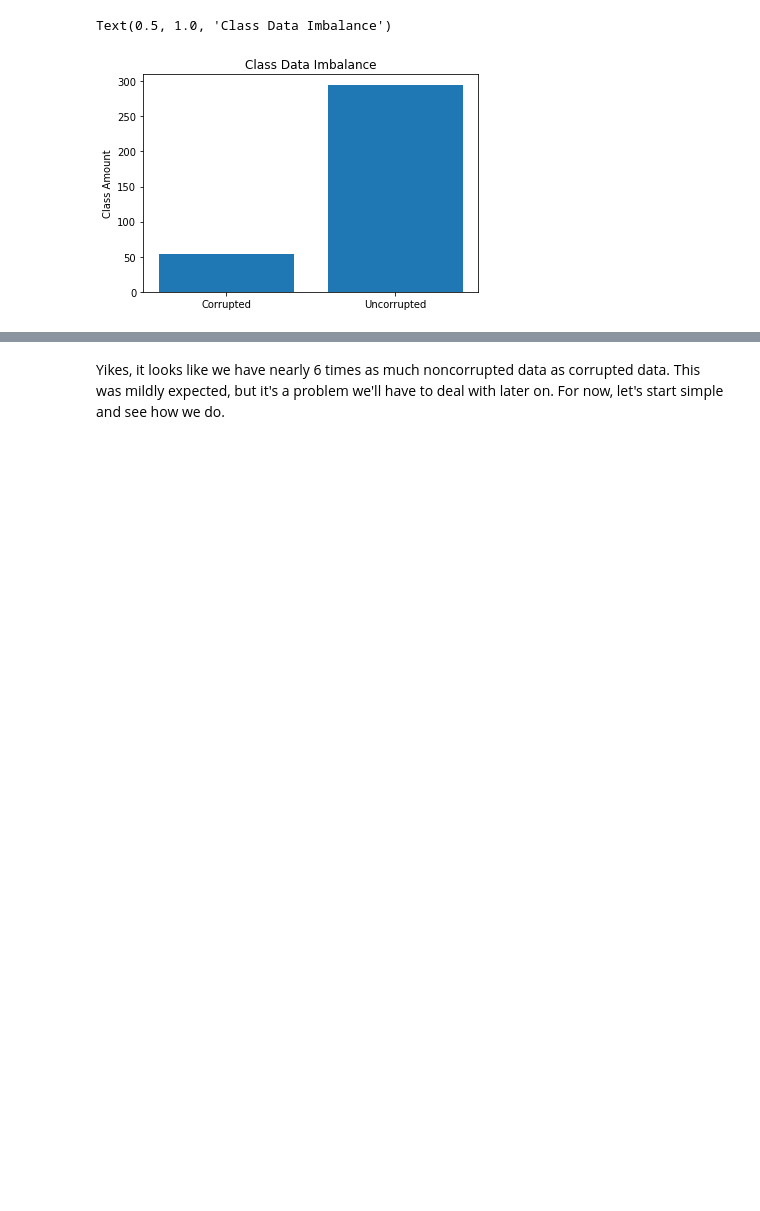
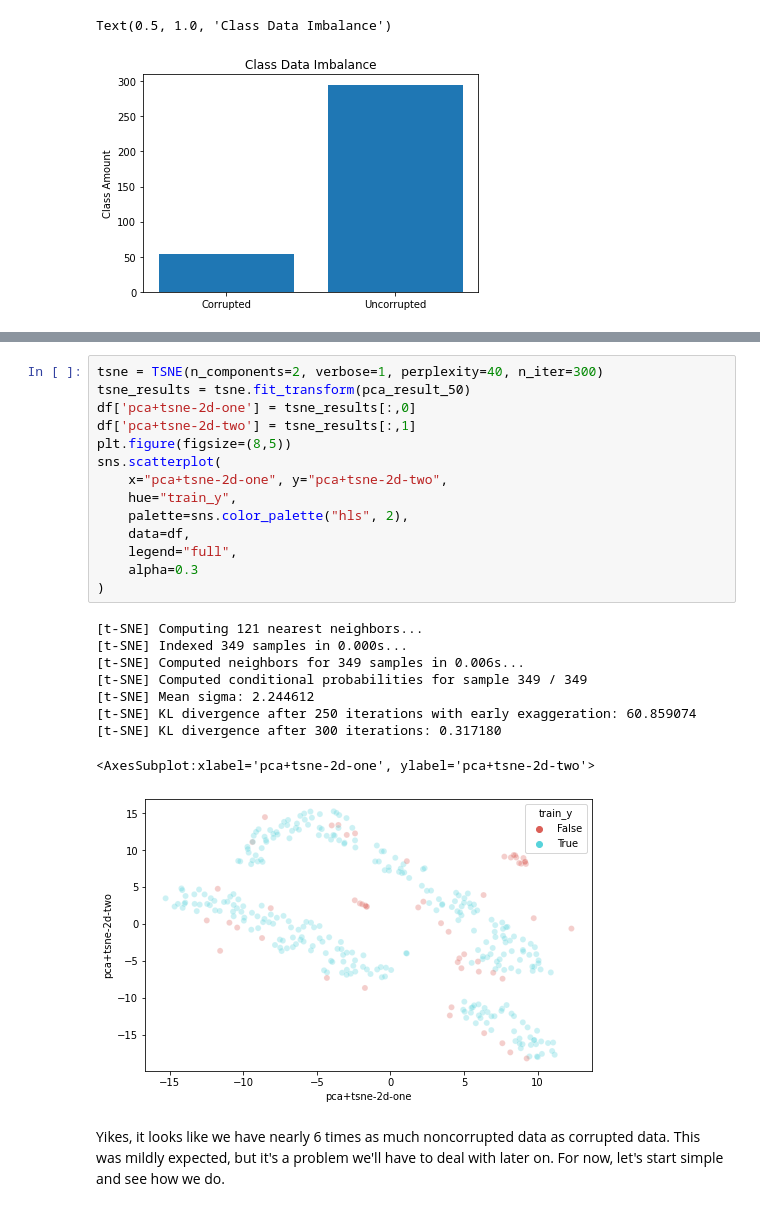
Before and after one commit to AmeetR/hr_outlier_detection, a Jupyter notebook: outlier_detection.ipynb, the cells around one changed output, grey strips where cells are left out. Saved outputs shown, nothing was run; the diff lists cells and outputs as text; blank space fills up the shorter version.

```diff
--- a/outlier_detection.ipynb
+++ b/outlier_detection.ipynb
@@ -80,3 +153,27 @@ Text(0.5, 1.0, 'Class Data Imbalance')
+# %%
+tsne = TSNE(n_components=2, verbose=1, perplexity=40, n_iter=300)
+tsne_results = tsne.fit_transform(pca_result_50)
+df['pca+tsne-2d-one'] = tsne_results[:,0]
+df['pca+tsne-2d-two'] = tsne_results[:,1]
+plt.figure(figsize=(8,5))
+sns.scatterplot(
+    x="pca+tsne-2d-one", y="pca+tsne-2d-two",
+    hue="train_y",
+    palette=sns.color_palette("hls", 2),
+    data=df,
+    legend="full",
+    alpha=0.3
+)
+# %% [output]
+[t-SNE] Computing 121 nearest neighbors...
+[t-SNE] Indexed 349 samples in 0.000s...
+[t-SNE] Computed neighbors for 349 samples in 0.006s...
+[t-SNE] Computed conditional probabilities for sample 349 / 349
+[t-SNE] Mean sigma: 2.244612
+[t-SNE] KL divergence after 250 iterations with early exaggeration: 60.859074
+[t-SNE] KL divergence after 300 iterations: 0.317180
+<AxesSubplot:xlabel='pca+tsne-2d-one', ylabel='pca+tsne-2d-two'>
+[figure, added]
 # %% [markdown]
 Yikes, it looks like we have nearly 6 times as much noncorrupted data as corrupted data. This was mildly expected, but it's a problem we'll have to deal with later on. For now, let's start simple and see how we do.
 # %% [markdown]
```
Also changed, not shown: parts of 8 cells of this notebook.
